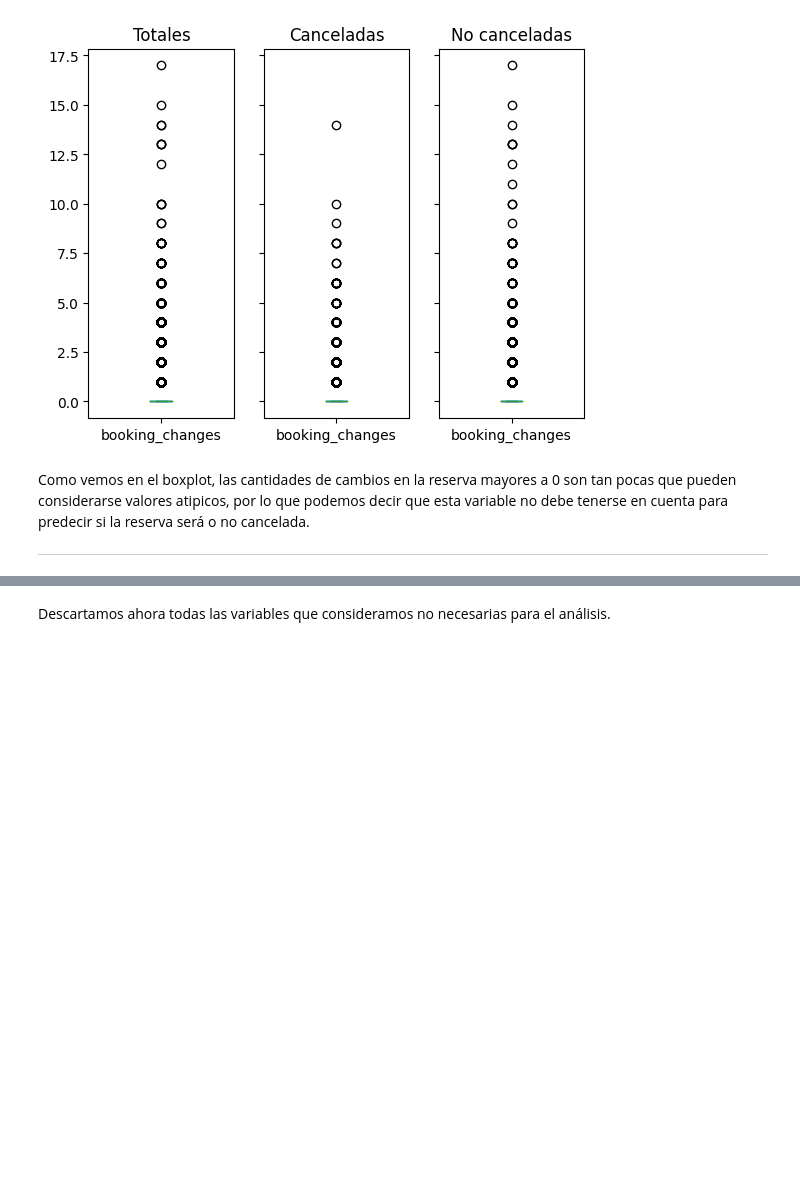
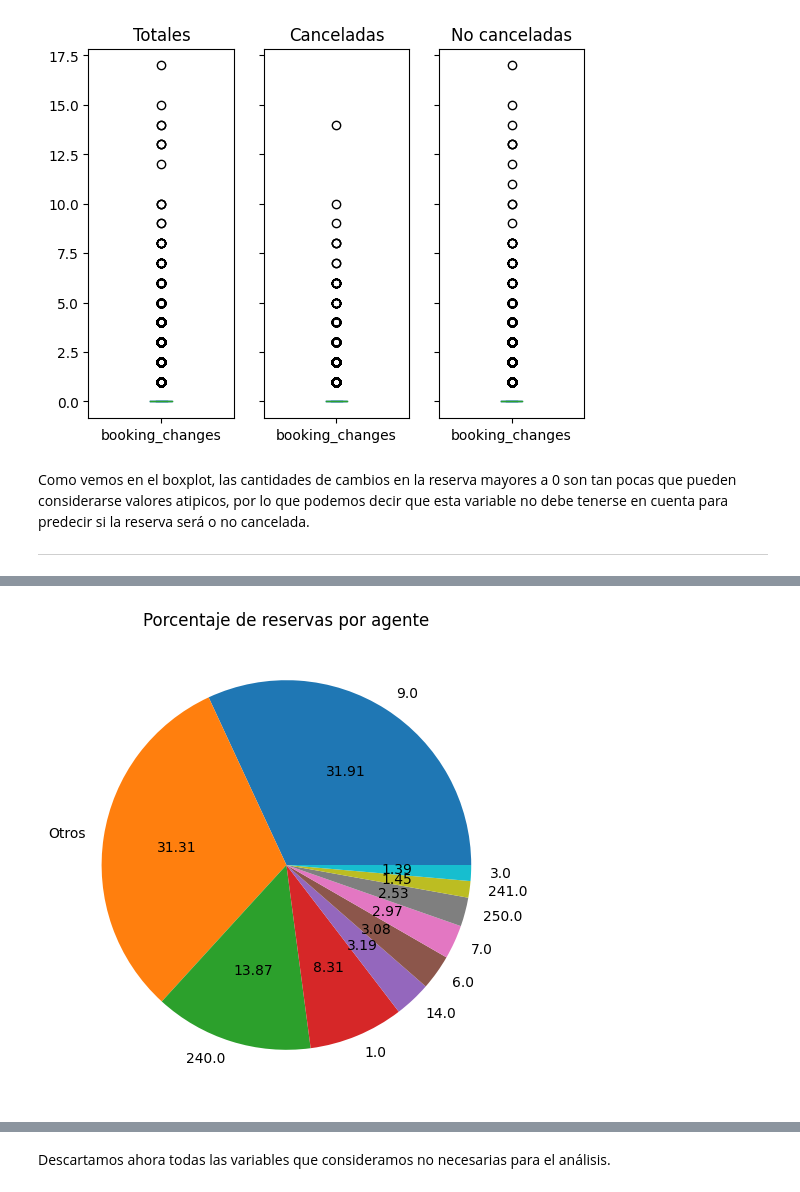
Before and after one commit to LuchoLorenzo1/7506R-1C2023-GRUPO19, a Jupyter notebook: 7506R_TP1_GRUPO19_CH1_ENTREGA.ipynb, the cells around one changed output, grey strips where cells are left out. Cells and saved outputs as stored; diff of their text form; code cells hidden in the pictures; blank space fills up the shorter version.

```diff
--- a/7506R_TP1_GRUPO19_CH1_ENTREGA.ipynb
+++ b/7506R_TP1_GRUPO19_CH1_ENTREGA.ipynb
@@ -536,0 +568,19 @@ Como vemos en el boxplot, las cantidades de cambios en la reserva mayores a 0 so
+# %%
+plt.figure(figsize = (10,6))
+plt.title('Porcentaje de reservas por agente')
+
+df_pie = df[df['agent'].isnull() == False] #dataframe sin Nan
+
+todos_los_agentes = list(df_pie['agent'].value_counts().index)
+
+a = pd.Series(np.where(df_pie['agent'].isin(todos_los_agentes[10:]), 'Otros' , df_pie['agent']))
+
+values = list(a.value_counts())[:10]
+
+labels = list(a.value_counts().index)[:10]
+
+plt.pie(values, labels = labels, autopct='%.2f')
+
+plt.show()
+# %% [output]
+[figure, added]
```
Also changed, not shown: parts of 37 cells of this notebook.
